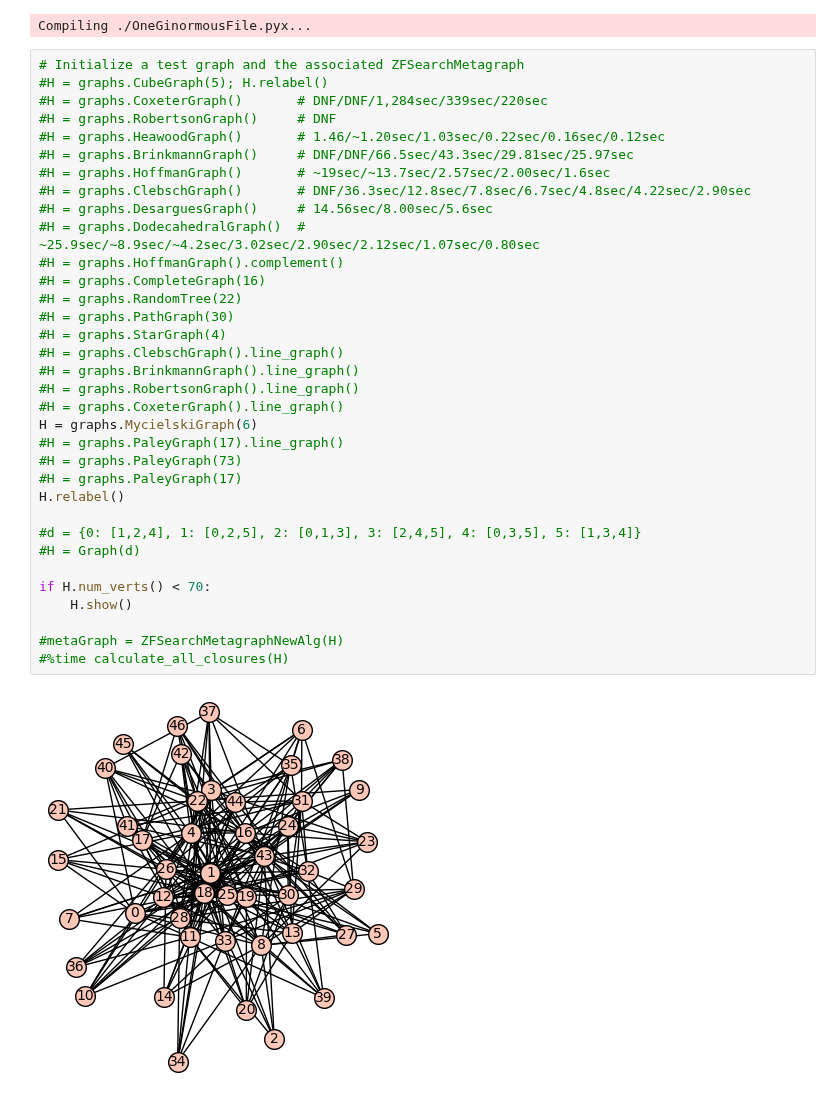
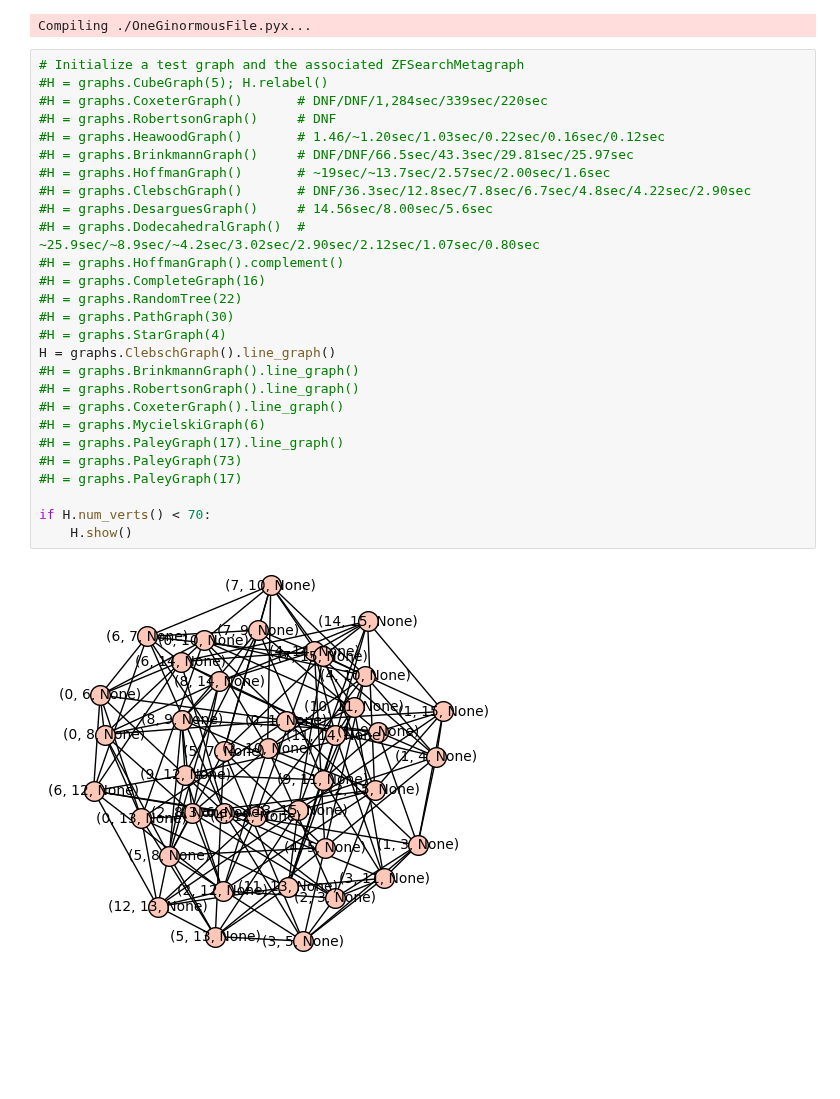
Before and after one commit to alexhutman/zftools, a Jupyter notebook: DijkstraMetagraphTestbed.ipynb, the cells around one changed output. Cells and saved outputs as stored; diff of their text form; blank space fills up the shorter version.

```diff
--- a/DijkstraMetagraphTestbed.ipynb
+++ b/DijkstraMetagraphTestbed.ipynb
@@ -5,36 +5,29 @@ Compiling ./OneGinormousFile.pyx...
 # %%
 # Initialize a test graph and the associated ZFSearchMetagraph
 #H = graphs.CubeGraph(5); H.relabel()
 #H = graphs.CoxeterGraph()       # DNF/DNF/1,284sec/339sec/220sec
 #H = graphs.RobertsonGraph()     # DNF
 #H = graphs.HeawoodGraph()       # 1.46/~1.20sec/1.03sec/0.22sec/0.16sec/0.12sec
 #H = graphs.BrinkmannGraph()     # DNF/DNF/66.5sec/43.3sec/29.81sec/25.97sec
 #H = graphs.HoffmanGraph()       # ~19sec/~13.7sec/2.57sec/2.00sec/1.6sec
 #H = graphs.ClebschGraph()       # DNF/36.3sec/12.8sec/7.8sec/6.7sec/4.8sec/4.22sec/2.90sec
 #H = graphs.DesarguesGraph()     # 14.56sec/8.00sec/5.6sec
 #H = graphs.DodecahedralGraph()  # ~25.9sec/~8.9sec/~4.2sec/3.02sec/2.90sec/2.12sec/1.07sec/0.80sec
 #H = graphs.HoffmanGraph().complement()
 #H = graphs.CompleteGraph(16)
 #H = graphs.RandomTree(22)
 #H = graphs.PathGraph(30)
 #H = graphs.StarGraph(4)
-#H = graphs.ClebschGraph().line_graph()
+H = graphs.ClebschGraph().line_graph()
 #H = graphs.BrinkmannGraph().line_graph()
 #H = graphs.RobertsonGraph().line_graph()
 #H = graphs.CoxeterGraph().line_graph()
-H = graphs.MycielskiGraph(6)
+#H = graphs.MycielskiGraph(6)
 #H = graphs.PaleyGraph(17).line_graph()
 #H = graphs.PaleyGraph(73)
 #H = graphs.PaleyGraph(17)
-H.relabel()
-
-#d = {0: [1,2,4], 1: [0,2,5], 2: [0,1,3], 3: [2,4,5], 4: [0,3,5], 5: [1,3,4]}
-#H = Graph(d)
 
 if H.num_verts() < 70:
     H.show()
-
-#metaGraph = ZFSearchMetagraphNewAlg(H)
-#%time calculate_all_closures(H)
 # %% [output]
-[figure, old version]
+[figure, new version]
```
Also changed, not shown: parts of 19 cells of this notebook, 1 other file.
